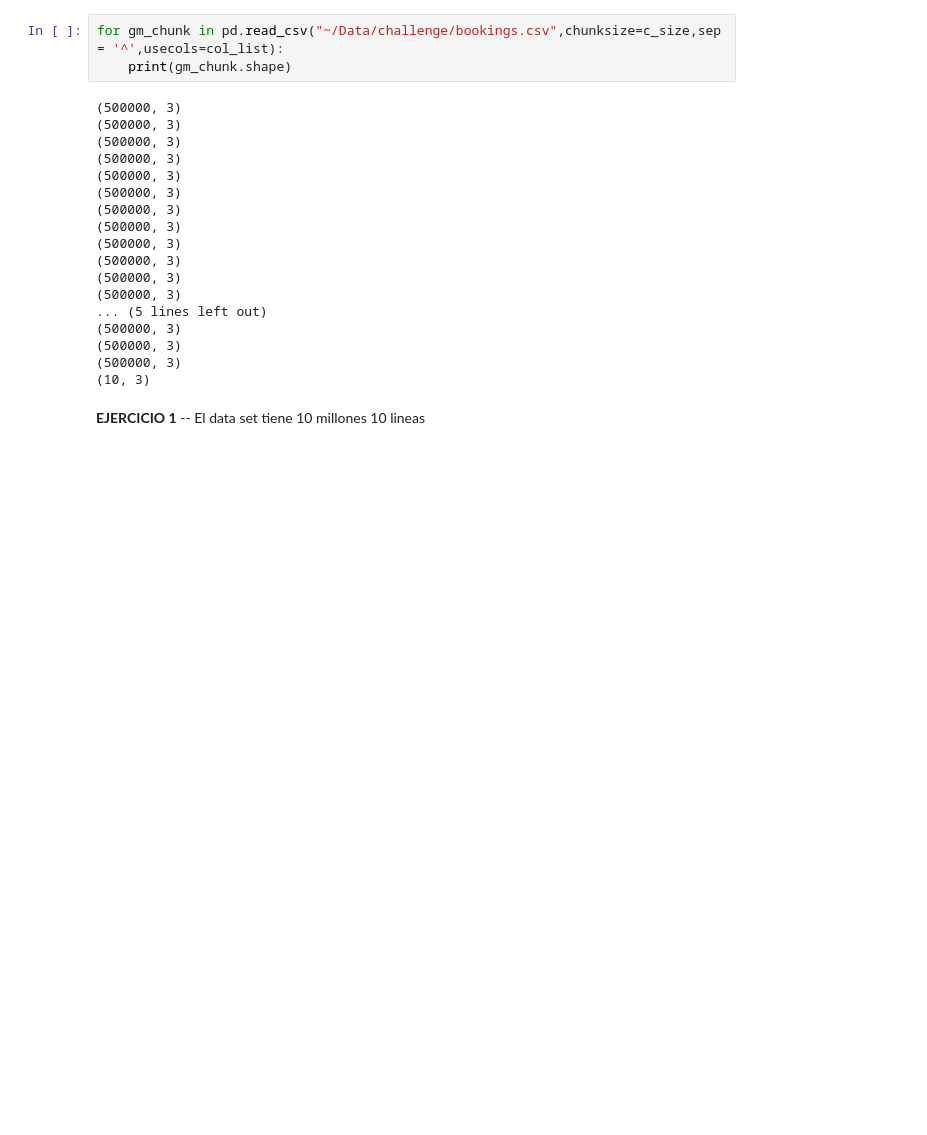
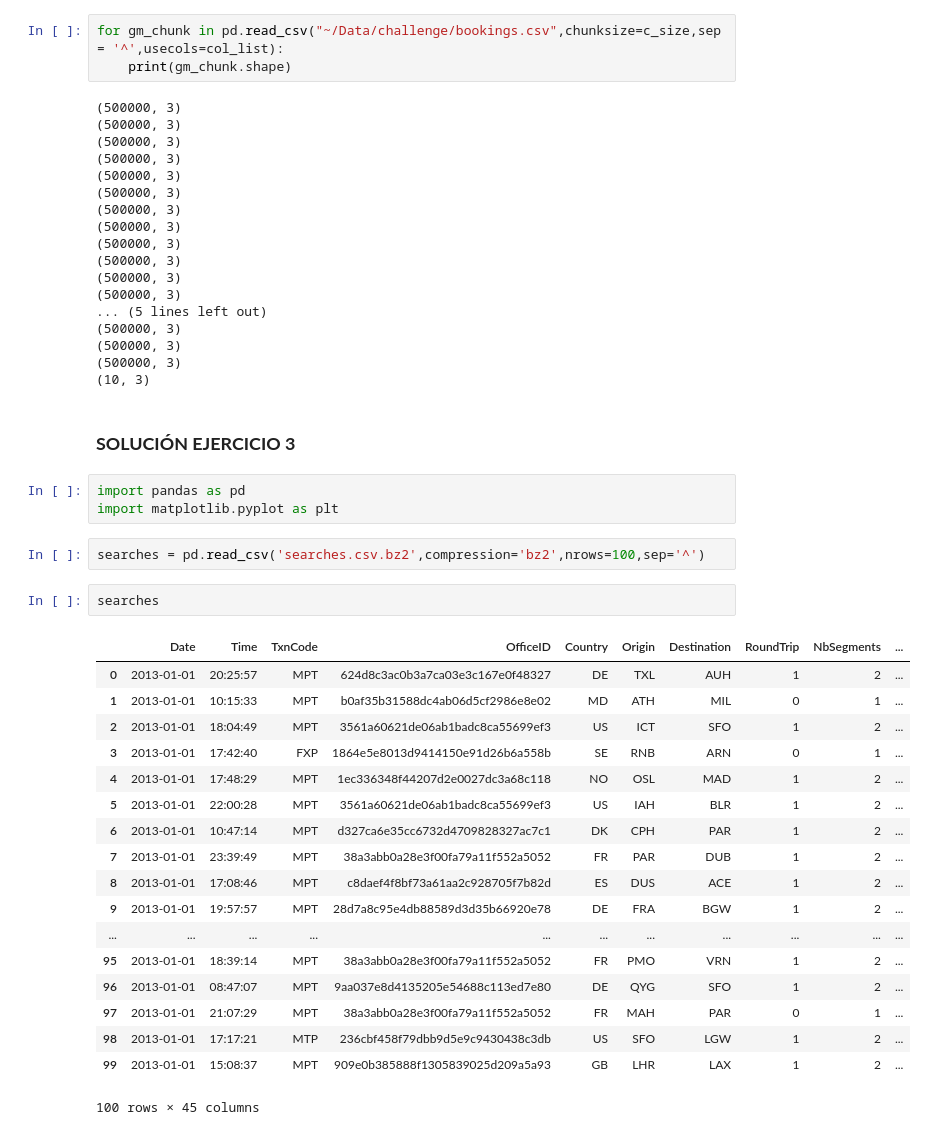
Before and after one commit to jesusparedes/DataScienceChallenge, a Jupyter notebook: SOLUCION_CHALLENGE.ipynb, the cells around one changed output. Saved outputs shown, nothing was run; the diff lists cells and outputs as text; blank space fills up the shorter version.

Commit message:
Resolviendo 3er ejercicio

```diff
--- a/SOLUCION_CHALLENGE.ipynb
+++ b/SOLUCION_CHALLENGE.ipynb
@@ -268,5 +320,31 @@ for gm_chunk in pd.read_csv("~/Data/challenge/bookings.csv",chunksize=c_size,sep
 (500000, 3)
 (500000, 3)
 (10, 3)
-# %% [markdown]
-**EJERCICIO 1** -- El data set tiene 10 millones 10 lineas
+# %% [markdown]
+### **SOLUCIÓN EJERCICIO 3**
+# %%
+import pandas as pd
+import matplotlib.pyplot as plt
+# %%
+searches = pd.read_csv('searches.csv.bz2',compression='bz2',nrows=100,sep='^')
+# %%
+searches
+# %% [output]
+|  | Date | Time | TxnCode | OfficeID | Country | Origin | Destination | RoundTrip | NbSegments | ... |
+| 0 | 2013-01-01 | 20:25:57 | MPT | 624d8c3ac0b3a7ca03e3c167e0f48327 | DE | TXL | AUH | 1 | 2 | ... |
+| 1 | 2013-01-01 | 10:15:33 | MPT | b0af35b31588dc4ab06d5cf2986e8e02 | MD | ATH | MIL | 0 | 1 | ... |
+| 2 | 2013-01-01 | 18:04:49 | MPT | 3561a60621de06ab1badc8ca55699ef3 | US | ICT | SFO | 1 | 2 | ... |
+| 3 | 2013-01-01 | 17:42:40 | FXP | 1864e5e8013d9414150e91d26b6a558b | SE | RNB | ARN | 0 | 1 | ... |
+| 4 | 2013-01-01 | 17:48:29 | MPT | 1ec336348f44207d2e0027dc3a68c118 | NO | OSL | MAD | 1 | 2 | ... |
+| 5 | 2013-01-01 | 22:00:28 | MPT | 3561a60621de06ab1badc8ca55699ef3 | US | IAH | BLR | 1 | 2 | ... |
+| 6 | 2013-01-01 | 10:47:14 | MPT | d327ca6e35cc6732d4709828327ac7c1 | DK | CPH | PAR | 1 | 2 | ... |
+| 7 | 2013-01-01 | 23:39:49 | MPT | 38a3abb0a28e3f00fa79a11f552a5052 | FR | PAR | DUB | 1 | 2 | ... |
+| 8 | 2013-01-01 | 17:08:46 | MPT | c8daef4f8bf73a61aa2c928705f7b82d | ES | DUS | ACE | 1 | 2 | ... |
+| 9 | 2013-01-01 | 19:57:57 | MPT | 28d7a8c95e4db88589d3d35b66920e78 | DE | FRA | BGW | 1 | 2 | ... |
+| ... | ... | ... | ... | ... | ... | ... | ... | ... | ... | ... |
+| 95 | 2013-01-01 | 18:39:14 | MPT | 38a3abb0a28e3f00fa79a11f552a5052 | FR | PMO | VRN | 1 | 2 | ... |
+| 96 | 2013-01-01 | 08:47:07 | MPT | 9aa037e8d4135205e54688c113ed7e80 | DE | QYG | SFO | 1 | 2 | ... |
+| 97 | 2013-01-01 | 21:07:29 | MPT | 38a3abb0a28e3f00fa79a11f552a5052 | FR | MAH | PAR | 0 | 1 | ... |
+| 98 | 2013-01-01 | 17:17:21 | MTP | 236cbf458f79dbb9d5e9c9430438c3db | US | SFO | LGW | 1 | 2 | ... |
+| 99 | 2013-01-01 | 15:08:37 | MPT | 909e0b385888f1305839025d209a5a93 | GB | LHR | LAX | 1 | 2 | ... |
+100 rows × 45 columns
```
Also changed, not shown: parts of 8 cells of this notebook, 1 other file.
